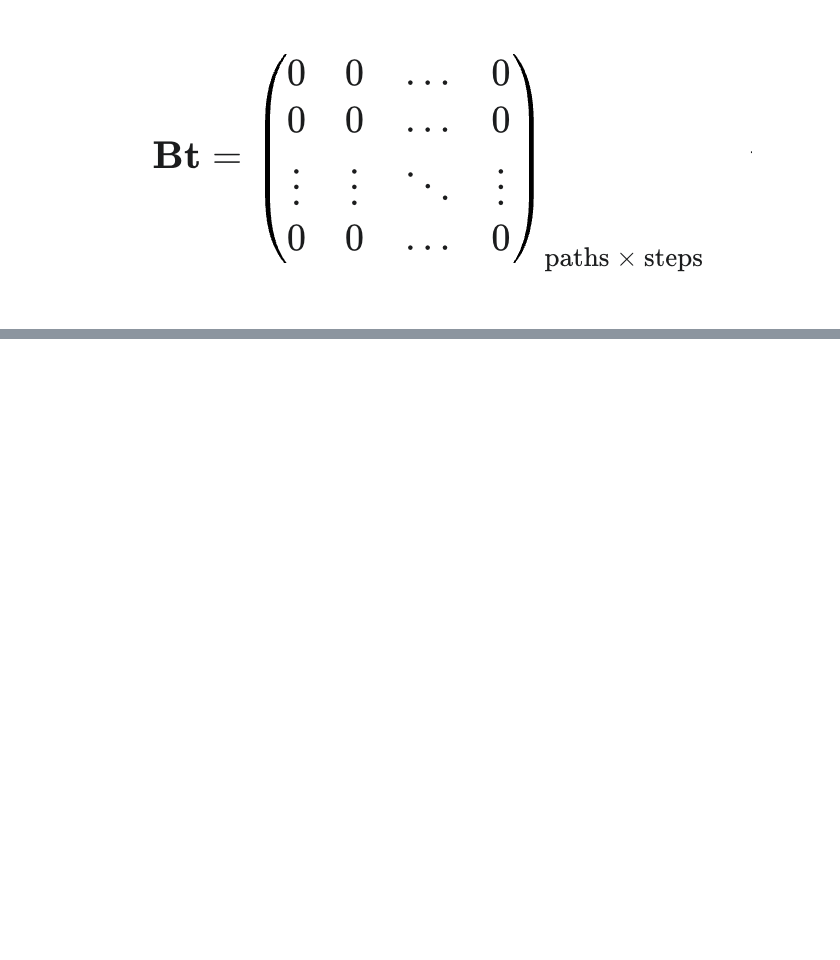
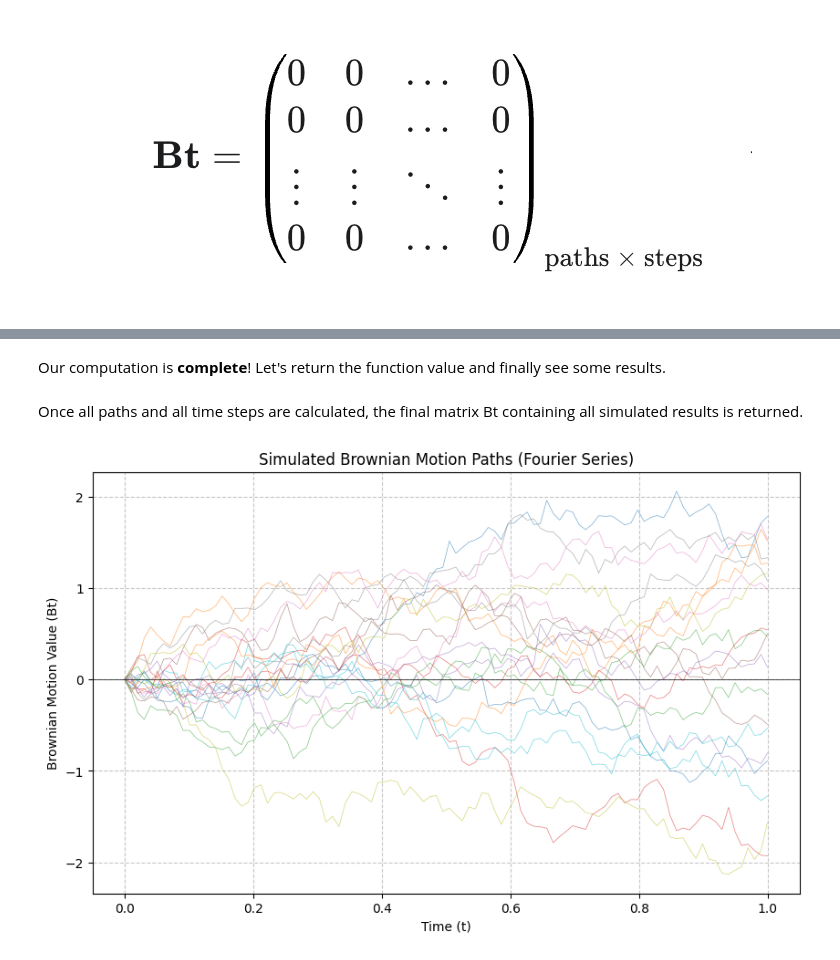
Before and after one commit to LiamJHowarth/FA_Library, a Jupyter notebook: Engineering_Brownian_Motion.ipynb, the cells around one changed output, grey strips where cells are left out. Saved outputs shown, nothing was run; the diff lists cells and outputs as text; code cells hidden in the pictures; blank space fills up the shorter version.

```diff
--- a/Engineering_Brownian_Motion.ipynb
+++ b/Engineering_Brownian_Motion.ipynb
@@ -52,0 +67,2 @@ We call *np.zeros* to initialize a 2-dimensional array (**a matrix**) in NumPy,
+# %%
+k = np.arange(1, n_terms + 1)
@@ -52,0 +73,2 @@ We call *np.zeros* to initialize a 2-dimensional array (**a matrix**) in NumPy,
+# %%
+for i, ti in enumerate(t):
@@ -52,0 +84,4 @@ We call *np.zeros* to initialize a 2-dimensional array (**a matrix**) in NumPy,
+# %%
+            Bt[p, i] = np.sqrt(2) * np.dot(Z, sin_terms)
+# %% [markdown]
+Our computation is **complete**! Let's return the function value and finally see some results.
@@ -52,0 +90,36 @@ We call *np.zeros* to initialize a 2-dimensional array (**a matrix**) in NumPy,
+# %% [markdown]
+Once all paths and all time steps are calculated, the final matrix Bt containing all simulated results is returned.
+# %%
+def brownian_motion(steps=100, n_terms=500, paths=20):
+    t = np.linspace(0, 1, steps)
+    Bt = np.zeros((paths, steps))
+    for p in range(paths):
+        Z = np.random.normal(0, 1, n_terms)
+        k = np.arange(1, n_terms + 1)
+        for i, ti in enumerate(t):
+            sin_terms = np.sin((k - 0.5) * np.pi * ti) / ((k - 0.5) * np.pi)
+            Bt[p, i] = np.sqrt(2) * np.dot(Z, sin_terms)
+    return Bt
+# %%
+import matplotlib.pyplot as plt
+
+steps = 100
+paths = 20
+n_terms = 500
+Bt = brownian_motion(steps=steps, n_terms=n_terms, paths=paths)
+
+t = np.linspace(0, 1, steps)
+
+plt.figure(figsize=(10, 6))
+
+for p in range(paths):
+    plt.plot(t, Bt[p, :], linewidth=0.5, alpha=0.6)
+
+plt.title('Simulated Brownian Motion Paths (Fourier Series)')
+plt.xlabel('Time (t)')
+plt.ylabel('Brownian Motion Value (Bt)')
+plt.grid(True, linestyle='--', alpha=0.7)
+plt.axhline(0, color='black', linewidth=0.5)
+plt.show()
+# %% [output]
+[figure, added]
```
Also changed, not shown: parts of 13 cells of this notebook.
